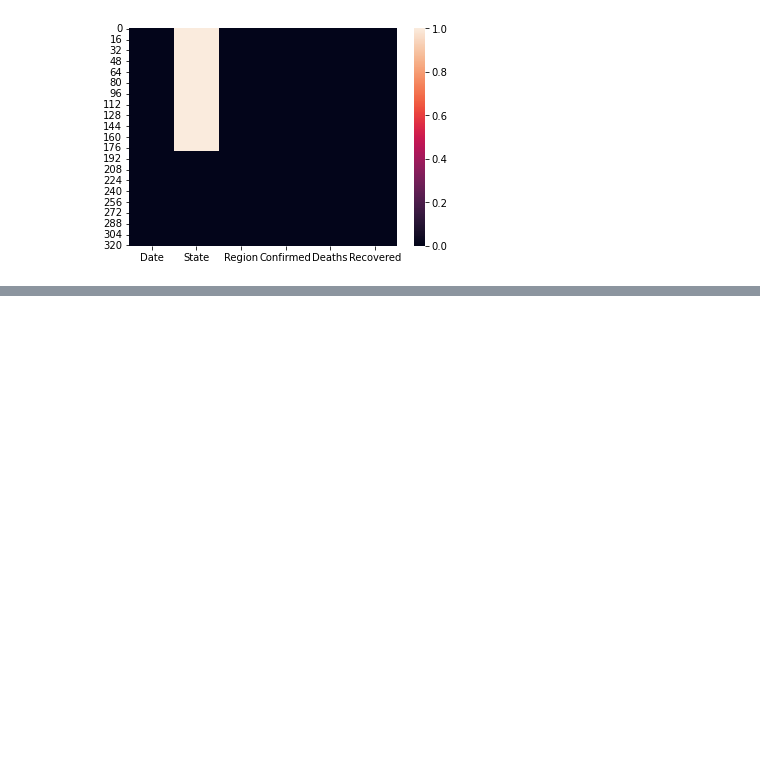
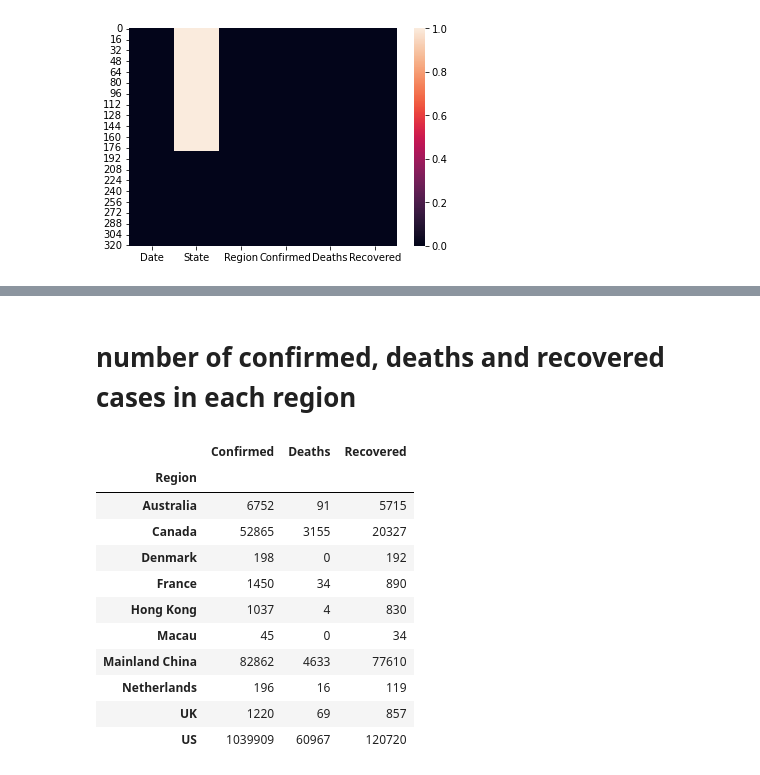
Before and after one commit to vishal-analyst/EDA_Python, a Jupyter notebook: Covid-19_Analysis.ipynb, the cells around one changed output, grey strips where cells are left out. Cells and saved outputs as stored; diff of their text form; code cells hidden in the pictures; blank space fills up the shorter version.

```diff
--- a/Covid-19_Analysis.ipynb
+++ b/Covid-19_Analysis.ipynb
@@ -88,0 +75,17 @@ data
+# %% [markdown]
+# number of confirmed, deaths and recovered cases in each region
+# %%
+data.groupby('Region').sum()
+# %% [output]
+|  | Confirmed | Deaths | Recovered |
+| Region |  |  |  |
+| Australia | 6752 | 91 | 5715 |
+| Canada | 52865 | 3155 | 20327 |
+| Denmark | 198 | 0 | 192 |
+| France | 1450 | 34 | 890 |
+| Hong Kong | 1037 | 4 | 830 |
+| Macau | 45 | 0 | 34 |
+| Mainland China | 82862 | 4633 | 77610 |
+| Netherlands | 196 | 16 | 119 |
+| UK | 1220 | 69 | 857 |
+| US | 1039909 | 60967 | 120720 |
```
Also changed, not shown: parts of 16 cells of this notebook.
